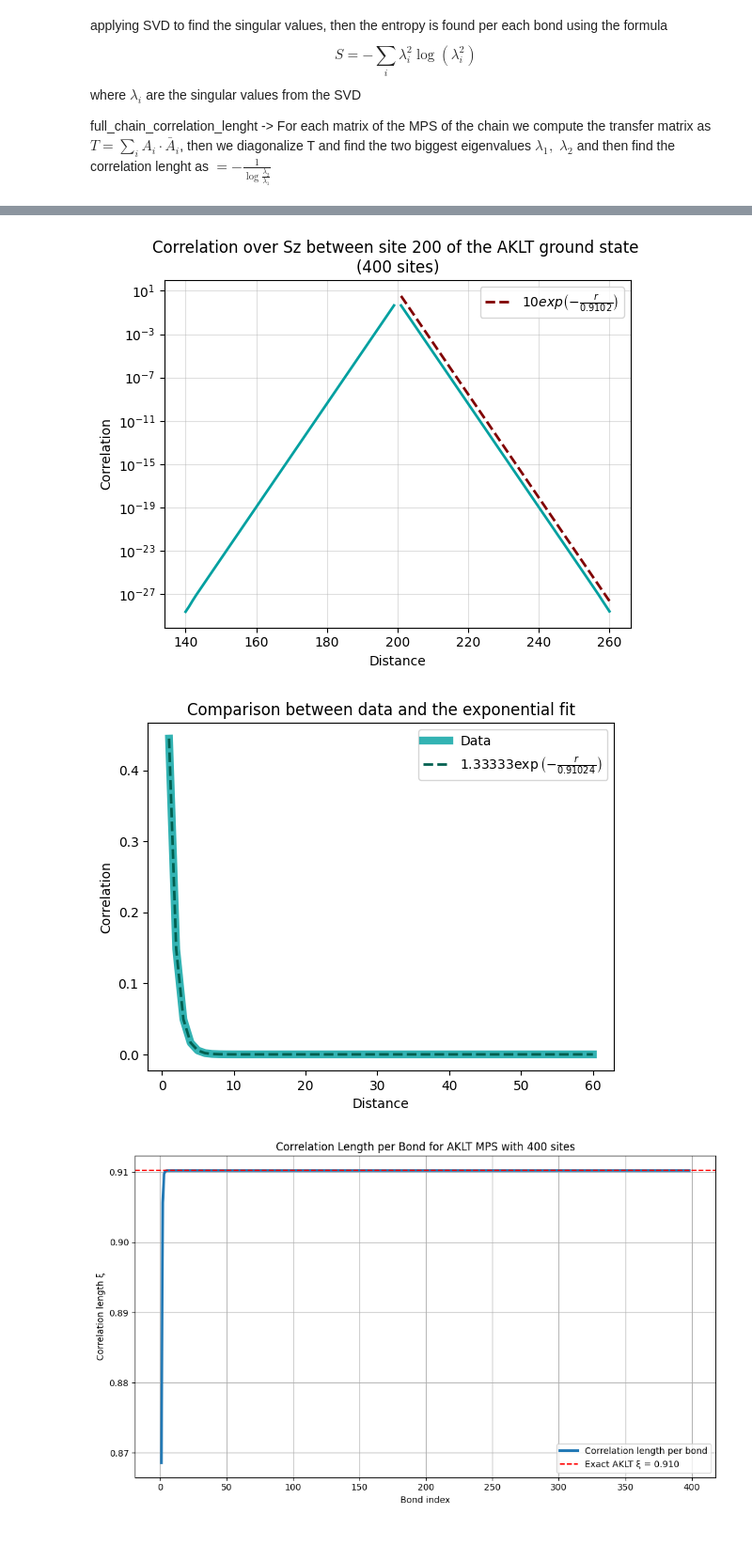
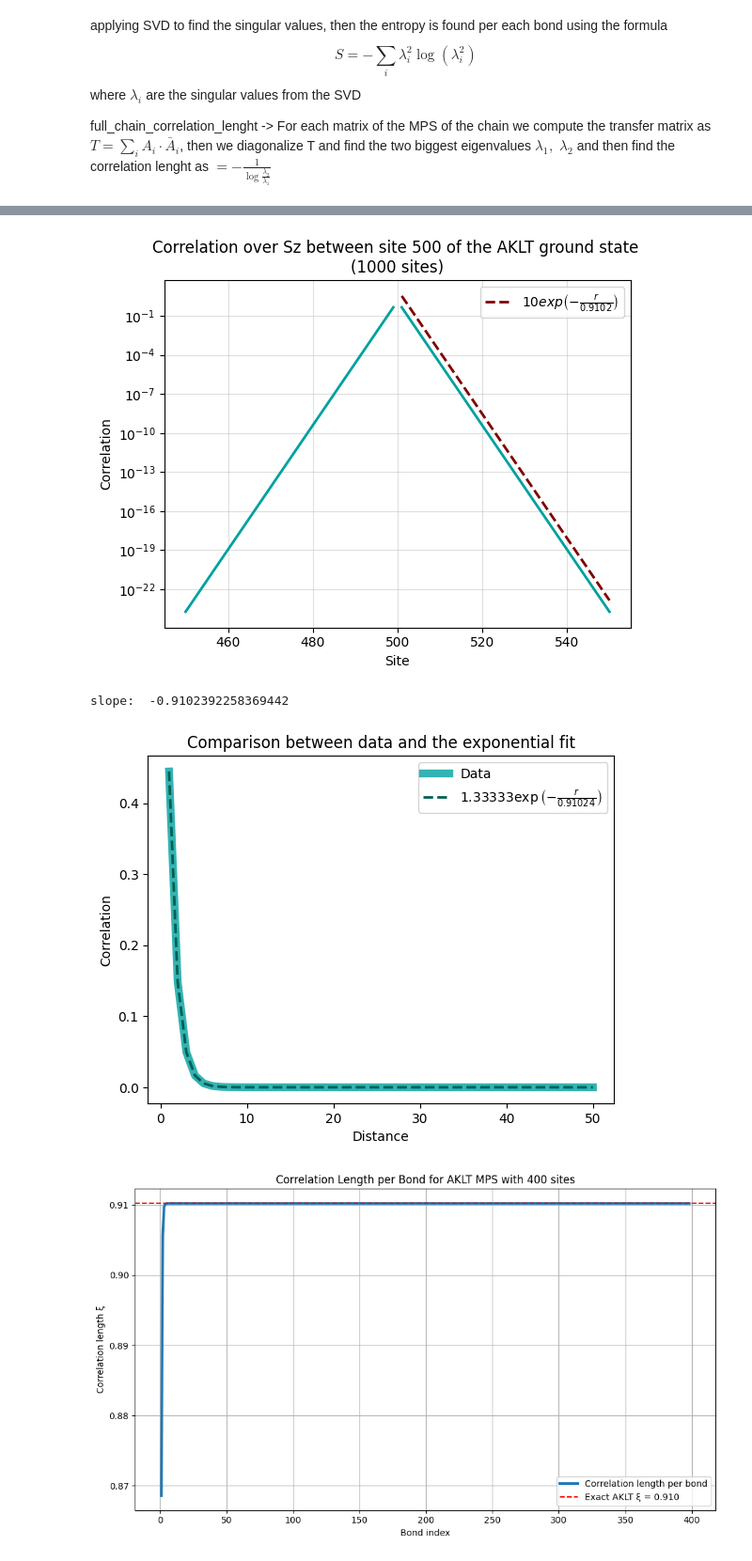
Before and after one commit to KiamehrJavid/QIC_FinProj, a Jupyter notebook: AKLT_iTEBD_Javid_Dominique_point3_draft.ipynb, the cells around one changed output, grey strips where cells are left out. Shown at 94% size. Saved outputs shown, nothing was run; the diff lists cells and outputs as text; code cells hidden in the pictures.

```diff
--- a/AKLT_iTEBD_Javid_Dominique_point3_draft.ipynb
+++ b/AKLT_iTEBD_Javid_Dominique_point3_draft.ipynb
@@ -887,9 +879,9 @@ class TNet():
 # %%
-L = 400
+L = 1000
 max_steps = 10000
 
 obj = TNet(N = L, spin = 1, chi = 2, max_bond_dim=2)
-obj.evolve_convergence(dt=0.1, steps=max_steps, imaginary=True, dyn_bond=True, make_canonical_every=1)
+obj.evolve(dt=0.03, steps=max_steps, imaginary=True, dyn_bond=True, make_canonical_every=1)
 total_energy = obj.total_energy()
 print(f"Total energy: {total_energy}")
 print(f"Energy per bond: {total_energy/(L-1)}")
@@ -910,45 +891,45 @@ plt.plot(np.arange(L-1), ee, marker='.', linestyle='-', color='mediumblue', labe
 # %%
-reach = 60
+reach = 50
 start = L//2
 corrsR = []
 for i in range(reach):
     corr = obj.get_corr(site1=start, site2=i+1+start)
     corrsR.append(corr)
 
-corrsR = np.array(corrsR)**2
-
 corrsL = []
 for i in range(reach):
     corr = obj.get_corr(site1=start, site2=-i-1+start)
     corrsL.append(corr)
 
-corrsL = np.array(corrsL)**2
 
 sites_r = np.arange(reach) + start + 1
 rs = sites_r - start
 
 
 def exp_decay(r, A, xi):
     return A * np.exp(-r / (xi))
 
 
 
 exp = 1/np.log(3)
 a = 10
 
 plt.plot(sites_r, corrsR, lw = 2, color = '#00A0A0')
 plt.plot(sites_r[::-1] - reach - 1, corrsL, lw = 2, color = '#00A0A0')
 plt.plot(sites_r, exp_decay(sites_r-start, a, exp), lw = 2, alpha = 1, color = '#800000', ls = "--", label = rf'${a} exp\left(-\frac{{r}}{{{exp :.4f}}}\right)$')
 plt.title(f'Correlation over Sz between site {start} of the AKLT ground state \n({L} sites)')
 plt.yscale('log')
-plt.xlabel('Distance')
+plt.xlabel('Site')
 plt.ylabel('Correlation')
 plt.grid(alpha=0.4)
 plt.legend()
 plt.show()
 # %% [output]
-[figure, old version]
+[figure, new version]
 # %%
+slope, intercept, r_value, p_value, std_err = stats.linregress(rs, np.log(corrsR))
+print("slope: ", 1/slope)
+
 popt, _ = curve_fit(exp_decay, rs, corrsR)
 A_fit, xi_fit = popt
 plt.plot(rs, corrsR, lw = 6, alpha = .8, color = '#00A0A0', label = 'Data')
@@ -959,7 +940,8 @@ plt.title('Comparison between data and the exponential fit')
 plt.legend()
 plt.show()
 # %% [output]
+slope:  -0.9102392258369442
-[figure, old version]
+[figure, new version]
 # %%
 first_eigen, second_eigen, correlation_lengths= obj.full_chain_correlation_length()
 
```
Also changed, not shown: parts of 4 cells of this notebook, 2 other files.
